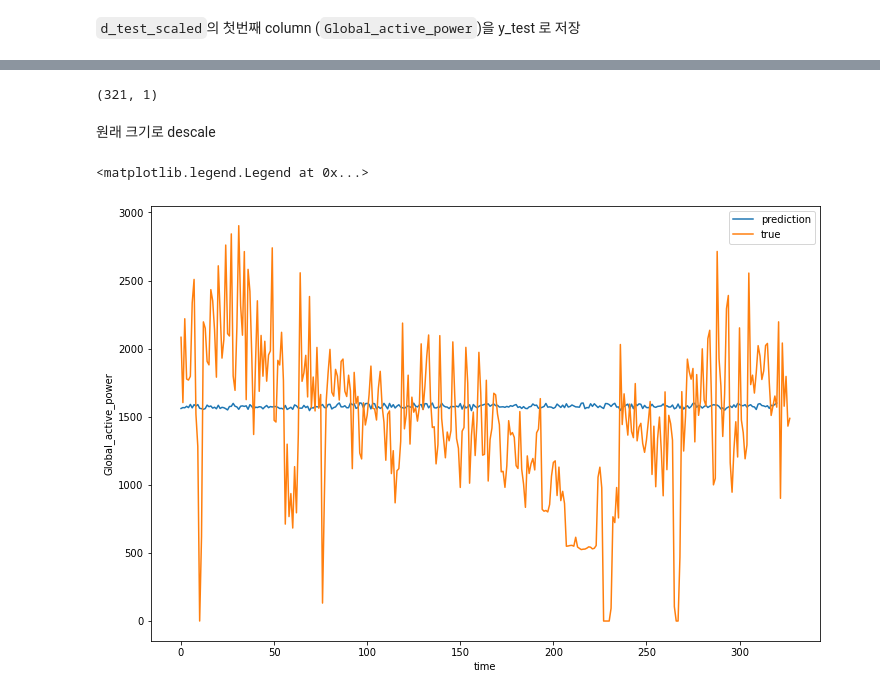
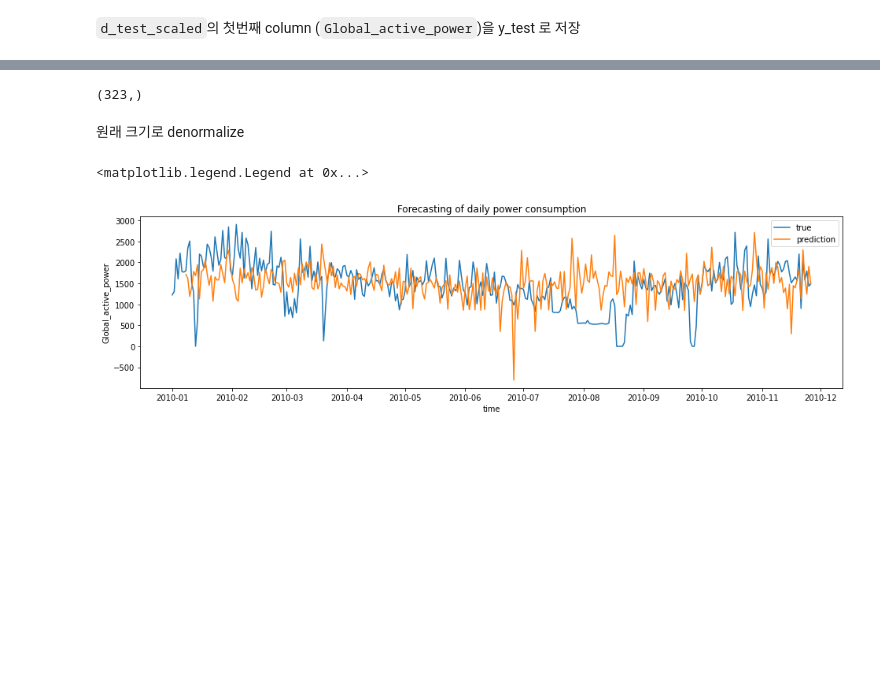
Before and after one commit to ironmanciti/Time_Series_Lecture, a Jupyter notebook: 130_Multivariate_Household_Energy.ipynb, the cells around one changed output, grey strips where cells are left out. Saved outputs shown, nothing was run; the diff lists cells and outputs as text; code cells hidden in the pictures; blank space fills up the shorter version.

```diff
--- a/130_Multivariate_Household_Energy.ipynb
+++ b/130_Multivariate_Household_Energy.ipynb
@@ -163,14 +161,14 @@ def windowed_dataset(series, window_size, batch_size, shuffle_buffer):
     dataset = dataset.window(window_size + 1, shift=1, drop_remainder=True)
     dataset = dataset.flat_map(lambda w: w.batch(window_size+1))
     dataset = dataset.shuffle(shuffle_buffer)
-    dataset = dataset.map(lambda w: (w[:-1], w[-1][0]))
+    dataset = dataset.map(lambda w: (w[:-1], w[1:]))    # label 은 Global_active_power
     dataset = dataset.batch(batch_size).prefetch(1)
     return dataset
 # %%
-window_size = 7
+window_size = 7  # week size
 n_features = 8   #  multivariate
 shuffle_buffer = 100
-batch_size = 1
+batch_size = 64
 train_ds = windowed_dataset(d_train_scaled, window_size, batch_size, shuffle_buffer)
 test_ds = windowed_dataset(d_test_scaled, window_size, batch_size, shuffle_buffer)
 print(train_ds)
@@ -181,8 +179,8 @@ print(test_ds)
 # %%
 model = tf.keras.models.Sequential([
-    tf.keras.layers.LSTM(20, input_shape=(window_size, 8), return_sequences=True),
-    tf.keras.layers.LSTM(20),
-    tf.keras.layers.Dense(10, activation='relu'),
+    tf.keras.layers.LSTM(64, input_shape=(window_size, 8), return_sequences=True),
+    tf.keras.layers.LSTM(64,  return_sequences=True),
+    tf.keras.layers.Dense(120, activation='relu'),
     tf.keras.layers.Dense(1),
 ])
 
@@ -238,20 +236,21 @@ y_test.shape
 # %%
-prediction = model.predict(test_ds)
+prediction = model.predict(test_ds)[:, -1, 0]
 prediction.shape
 # %% [output]
-(321, 1)
+(323,)
 # %% [markdown]
-원래 크기로 descale
+원래 크기로 denormalize
 # %%
 y_true = y_test * sc.scale_[0] + sc.mean_[0]
 y_pred = prediction * sc.scale_[0] + sc.mean_[0]
 # %%
-plt.figure(figsize=(12, 8))
-plt.plot(y_pred, label='prediction')
-plt.plot(y_true, label='true')
+plt.figure(figsize=(16, 4))
+plt.plot(time_test, y_true, label='true')
+plt.plot(time_test[-len(y_pred):], y_pred, label='prediction')
 plt.xlabel("time")
 plt.ylabel("Global_active_power")
+plt.title("Forecasting of daily power consumption")
 plt.legend()
 # %% [output]
 <matplotlib.legend.Legend at 0x...>
-[figure, old version]
+[figure, new version]
```
Also changed, not shown: parts of 21 cells of this notebook, 14 other files.
